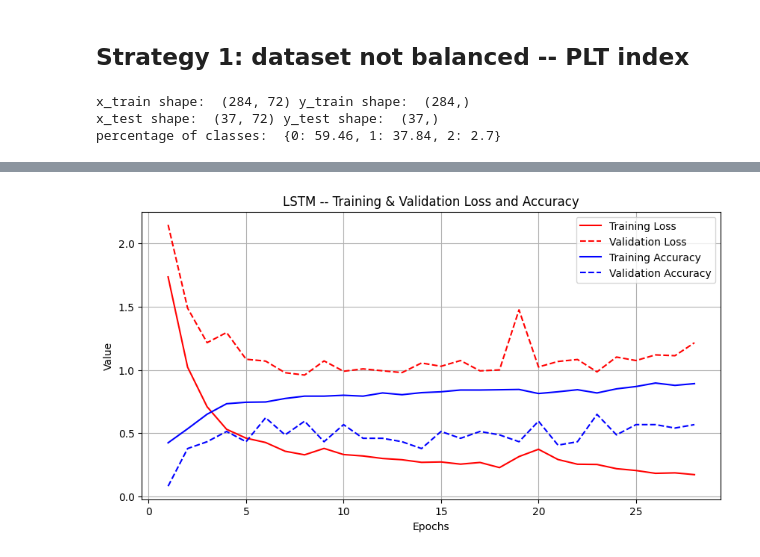
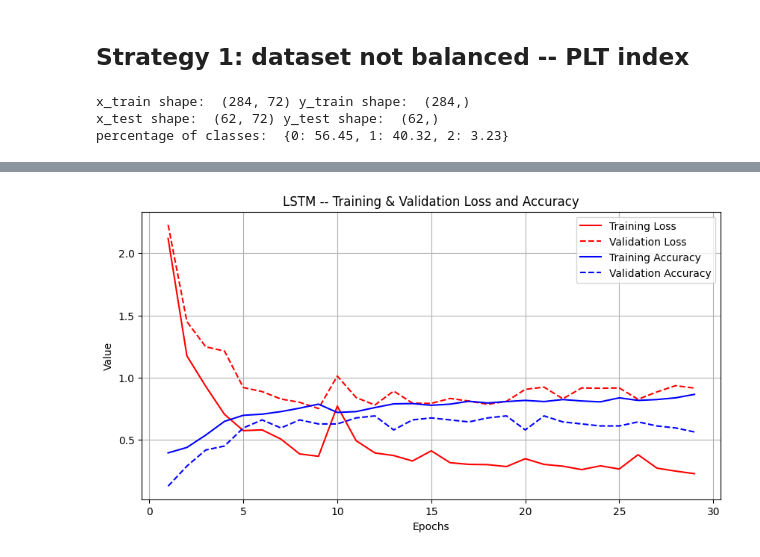
Before and after one commit to khnam-ng/SevereDengueFever, a Jupyter notebook: src/BiLSTM.ipynb, the cells around one changed output, grey strips where cells are left out. Drawn from its saved outputs; the diff is of its cells as text; code cells hidden in the pictures.

```diff
--- a/src/BiLSTM.ipynb
+++ b/src/BiLSTM.ipynb
@@ -106,7 +106,7 @@ X = scaler.fit_transform(X)
 Y = Y - 1
 
 x_train, x_temp, y_train, y_temp = train_test_split(X, Y, test_size=0.3, random_state=None)
-x_val, x_test, y_val, y_test = train_test_split(x_temp, y_temp, test_size=0.3, random_state=42)
+x_val, x_test, y_val, y_test = train_test_split(x_temp, y_temp, test_size=0.5, random_state=42)
 smote = SMOTE(sampling_strategy={2: int(0.4 * len(Y))}, random_state=42)
 X_train_resampled, y_train_resampled = smote.fit_resample(x_train, y_train)
 
@@ -128,8 +128,8 @@ class_weights = class_weight.compute_class_weight(
 class_weights_dict = dict(enumerate(class_weights))
 # %% [output]
 x_train shape:  (284, 72) y_train shape:  (284,)
-x_test shape:  (37, 72) y_test shape:  (37,)
-percentage of classes:  {0: 59.46, 1: 37.84, 2: 2.7}
+x_test shape:  (62, 72) y_test shape:  (62,)
+percentage of classes:  {0: 56.45, 1: 40.32, 2: 3.23}
 # %%
 # Define the BiLSTM model
 model = Sequential([
@@ -144,7 +144,7 @@ model = Sequential([
 ])
 
 # Compile the model
-model.compile(optimizer=Adam(learning_rate=0.001), loss='sparse_categorical_crossentropy', metrics=['accuracy'])
+model.compile(optimizer='adam', loss='sparse_categorical_crossentropy', metrics=['accuracy'])
 
 # Train the model
 history = model.fit(
@@ -204,4 +204,4 @@ Epoch 28/100
-[figure, old version]
+[figure, new version]
 # %%
 test_loss, test_acc = model.evaluate(x_test, y_test)
 print(f"Test Accuracy: {test_acc:.4f}")
```
Also changed, not shown: parts of 7 cells of this notebook.
